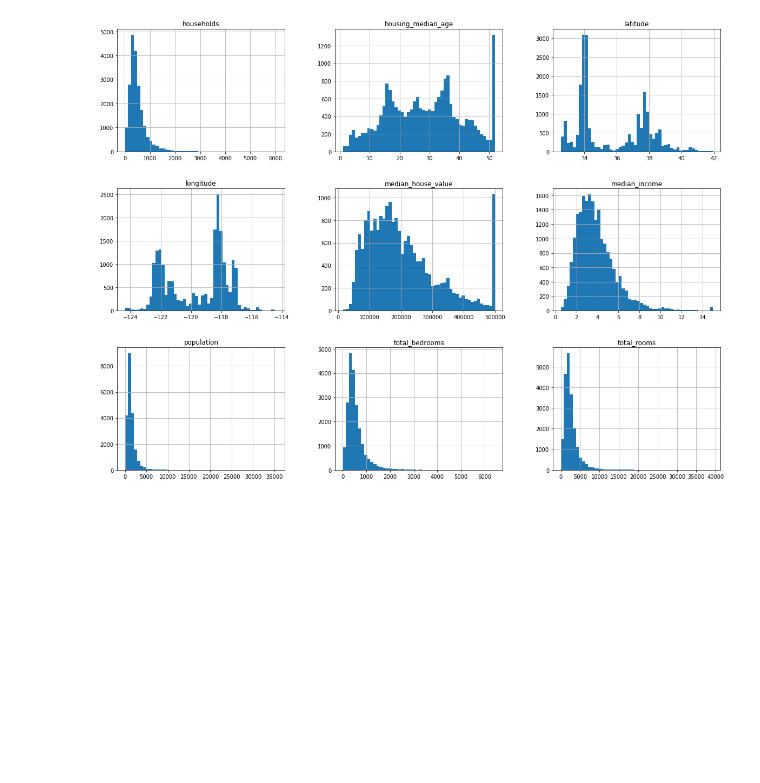
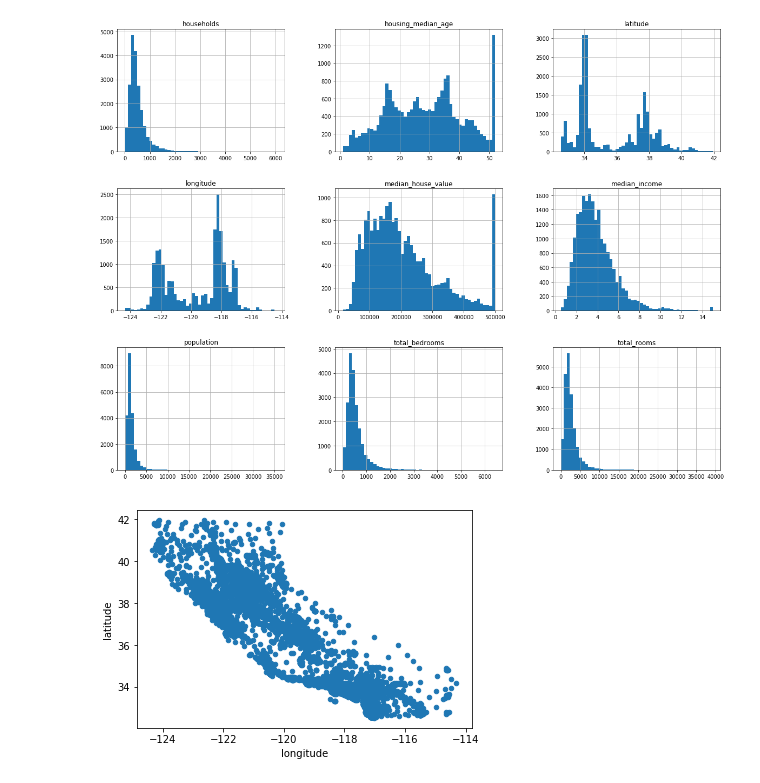
Before and after one commit to thovoll/python-sandbox, a Jupyter notebook: 9-pandas2.ipynb, the cells around one changed output. Saved outputs shown, nothing was run; the diff lists cells and outputs as text; code cells hidden in the pictures; blank space fills up the shorter version.

```diff
--- a/9-pandas2.ipynb
+++ b/9-pandas2.ipynb
@@ -43,3 +43,8 @@ housing.hist(bins=50, figsize=(20,15))
 plt.show()
 # %% [output]
 [figure]
+# %%
+housing.plot(kind="scatter", x="longitude", y="latitude")
+plt.show()
+# %% [output]
+[figure, added]
```
Also changed, not shown: 1 other file.
